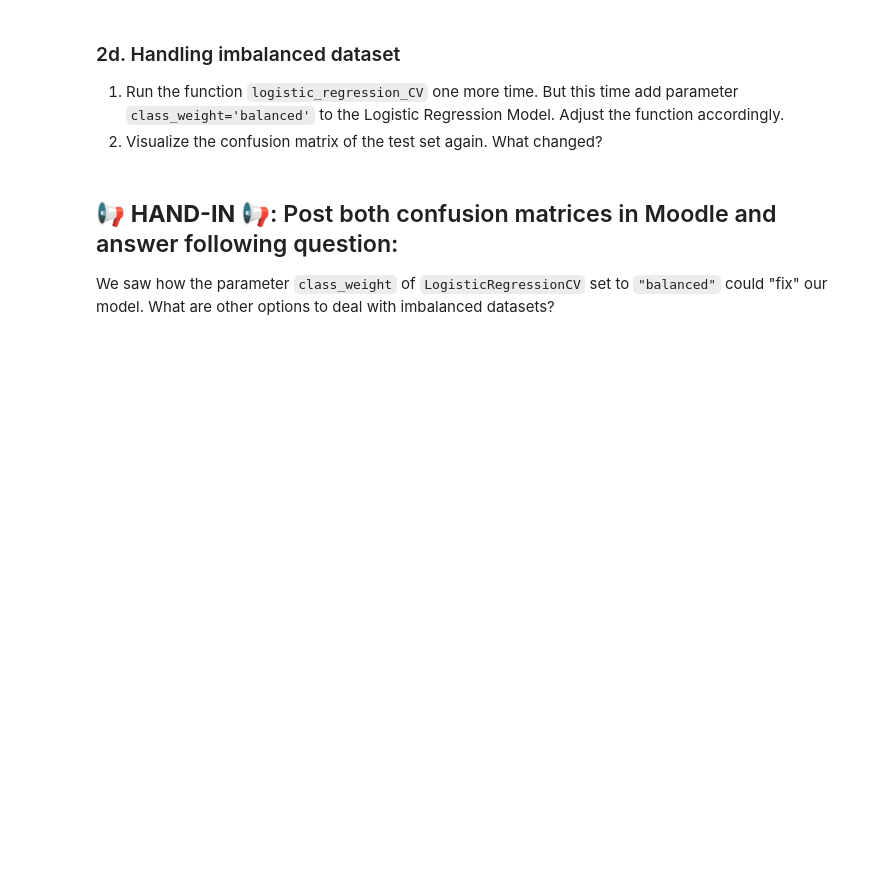
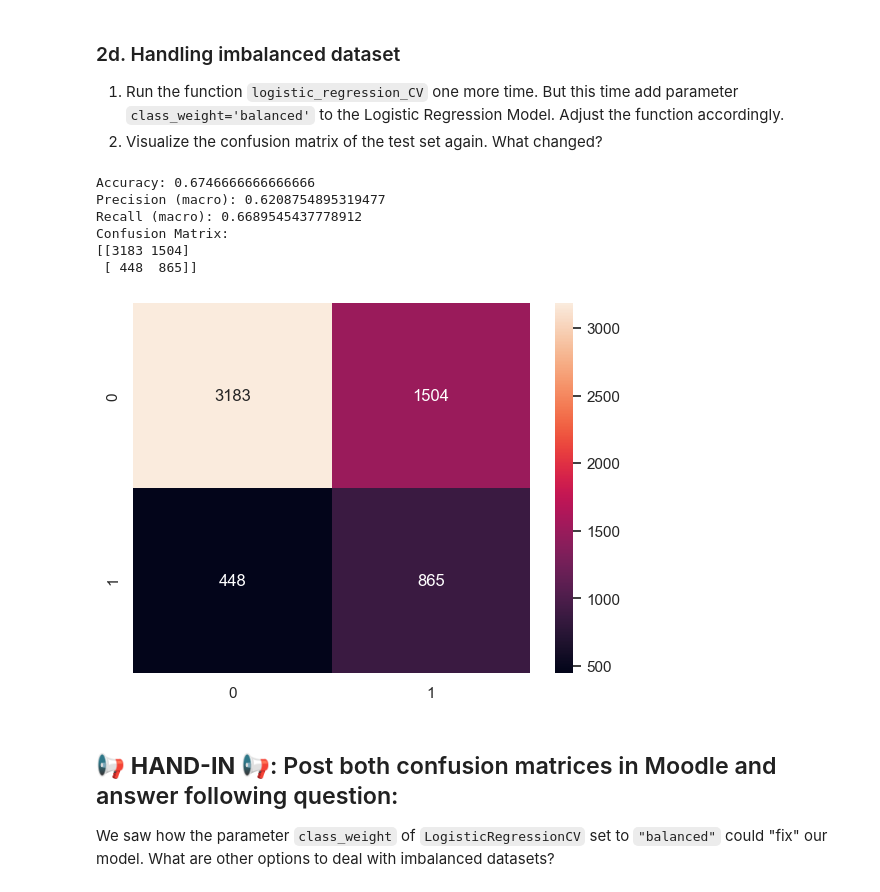
Before and after one commit to tumxo/mldm_hs22, a Jupyter notebook: labs/L05_Supervised_Learning_LAB_ASSIGNMENT.ipynb, the cells around one changed output. Drawn from its saved outputs; the diff is of its cells as text; code cells hidden in the pictures; blank space fills up the shorter version.

```diff
--- a/labs/L05_Supervised_Learning_LAB_ASSIGNMENT.ipynb
+++ b/labs/L05_Supervised_Learning_LAB_ASSIGNMENT.ipynb
@@ -312,8 +350,16 @@ return_statistics(y_test, y_pred)
 1. Run the function `logistic_regression_CV` one more time. But this time add parameter `class_weight='balanced'` to the Logistic Regression Model. Adjust the function accordingly.
 2. Visualize the confusion matrix of the test set again. What changed?
 # %%
-y_pred = logistic_regression_CV(n_splits=, cv_technique=, class_weight=)
+y_pred = logistic_regression_CV(n_splits=n_splits, cv_technique=StratifiedKFold, class_weight="balanced")
 return_statistics(y_test, y_pred)
+# %% [output]
+Accuracy: 0.6746666666666666
+Precision (macro): 0.6208754895319477
+Recall (macro): 0.6689545437778912
+Confusion Matrix:
+[[3183 1504]
+ [ 448  865]]
+[figure, added]
 # %% [markdown]
 ## 📢 **HAND-IN** 📢: Post both confusion matrices in Moodle and answer following question:
 
```
Also changed, not shown: parts of 13 cells of this notebook.
